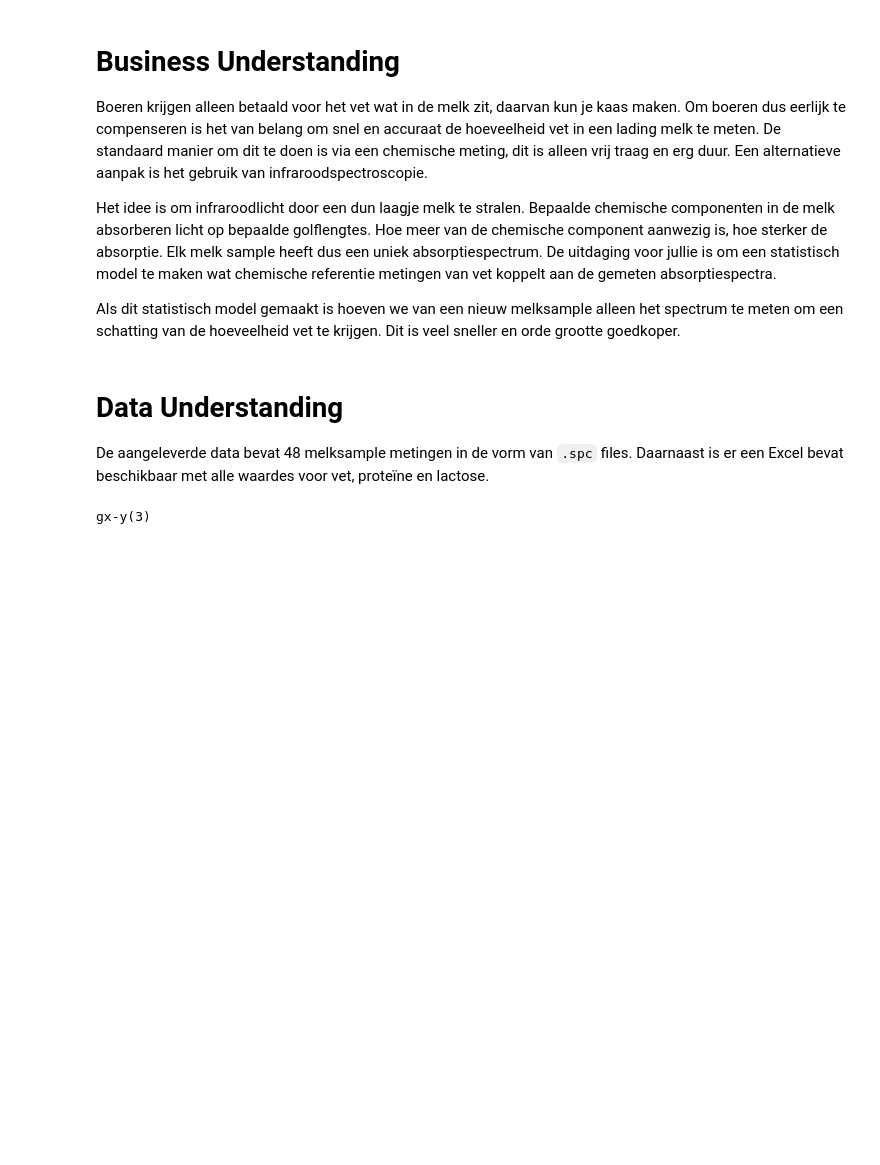
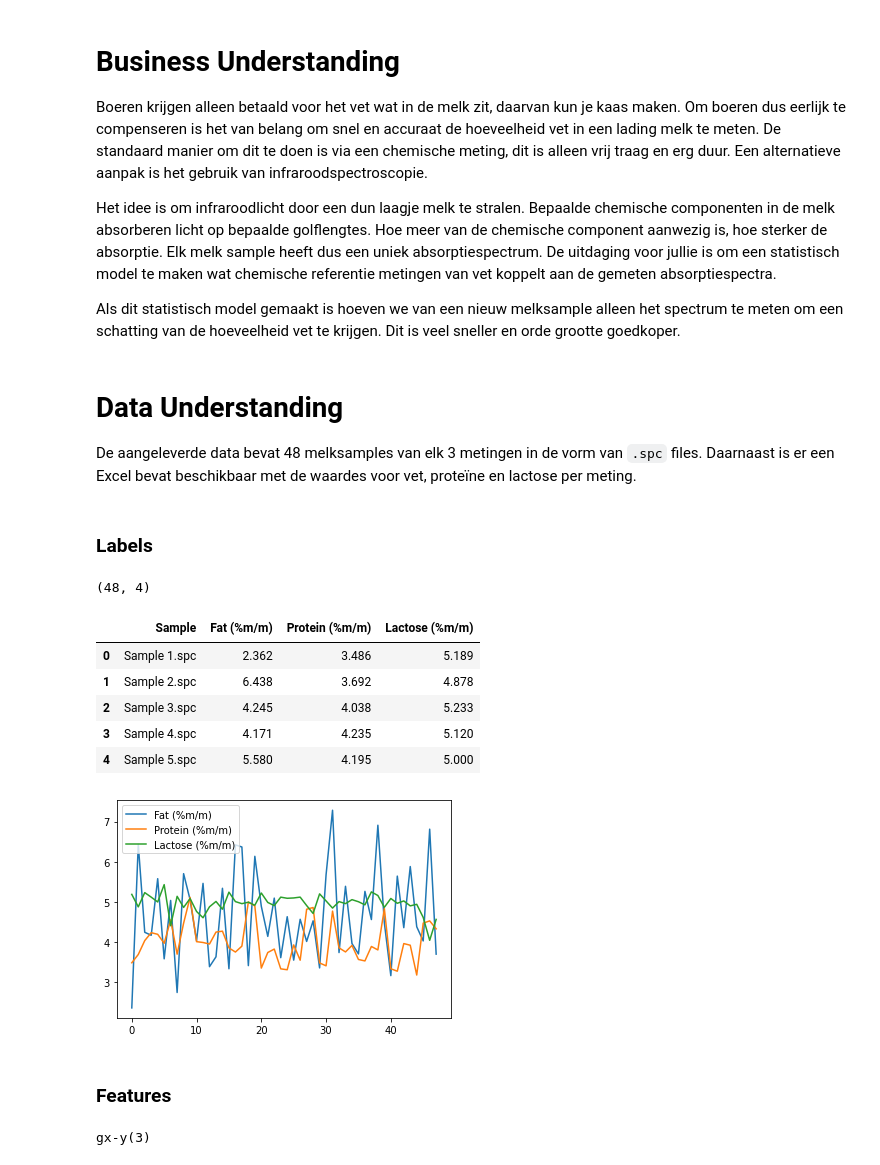
Before and after one commit to asscherhofstede/Koemelk-analyse, a Jupyter notebook: Koemelk Analyse.ipynb, the cells around one changed output. Cells and saved outputs as stored; diff of their text form; code cells hidden in the pictures; blank space fills up the shorter version.

Commit message:
Data Preperation & Modeling

```diff
--- a/Koemelk Analyse.ipynb
+++ b/Koemelk Analyse.ipynb
@@ -7,6 +7,26 @@ Het idee is om infraroodlicht door een dun laagje melk te stralen. Bepaalde chem
 Als dit statistisch model gemaakt is hoeven we van een nieuw melksample alleen het spectrum te meten om een schatting van de hoeveelheid vet te krijgen. Dit is veel sneller en orde grootte goedkoper.
 # %% [markdown]
 # Data Understanding
-De aangeleverde data bevat 48 melksample metingen in de vorm van `.spc` files. Daarnaast is er een Excel bevat beschikbaar met alle waardes voor vet, proteïne en lactose.
+De aangeleverde data bevat 48 melksamples van elk 3 metingen in de vorm van `.spc` files. Daarnaast is er een Excel bevat beschikbaar met de waardes voor vet, proteïne en lactose per meting.
+# %% [markdown]
+### Labels
+# %%
+import pandas as pd
+
+labels = pd.read_excel('Reference values.xlsx')
+print(labels.shape)
+labels.plot()
+labels.head()
+# %% [output]
+(48, 4)
+|  | Sample | Fat (%m/m) | Protein (%m/m) | Lactose (%m/m) |
+| 0 | Sample 1.spc | 2.362 | 3.486 | 5.189 |
+| 1 | Sample 2.spc | 6.438 | 3.692 | 4.878 |
+| 2 | Sample 3.spc | 4.245 | 4.038 | 5.233 |
+| 3 | Sample 4.spc | 4.171 | 4.235 | 5.120 |
+| 4 | Sample 5.spc | 5.580 | 4.195 | 5.000 |
+[figure, added]
+# %% [markdown]
+### Features
 # %%
 from pyspectra.readers.read_spc import read_spc
```
Also changed, not shown: parts of 32 cells of this notebook, 9 other files.
